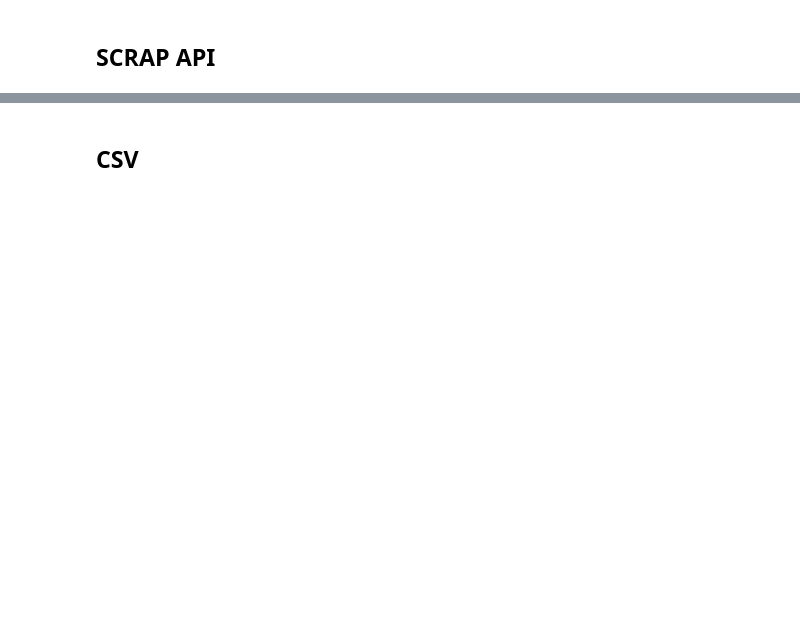
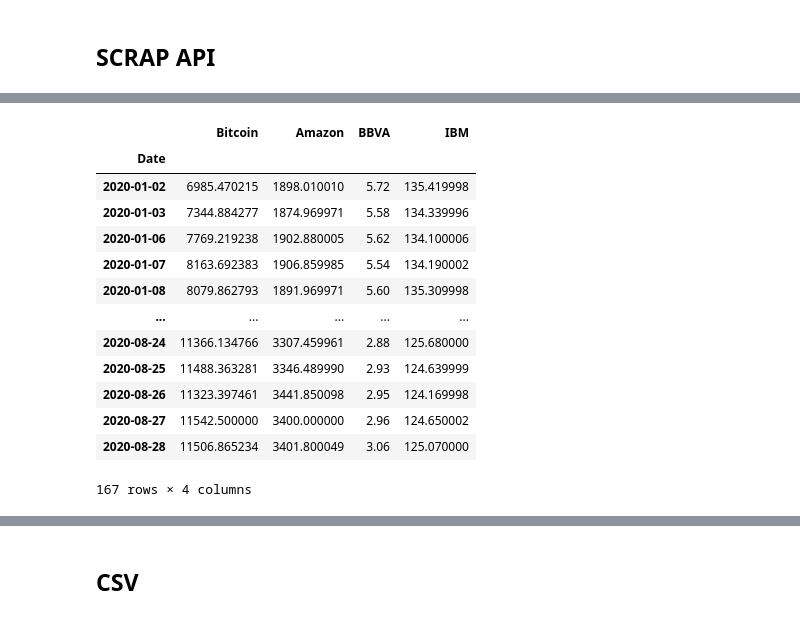
Before and after one commit to iserranoz/datamex_102020, a Jupyter notebook: module-1/web-project/your-code/web scraping noticias.ipynb, the cells around one changed output, grey strips where cells are left out. Cells and saved outputs as stored; diff of their text form; code cells hidden in the pictures; blank space fills up the shorter version.

```diff
--- a/module-1/web-project/your-code/web scraping noticias.ipynb
+++ b/module-1/web-project/your-code/web scraping noticias.ipynb
@@ -336,0 +310,18 @@ amazon.to_csv('amazon.csv', sep = ',')
+# %%
+df6
+#result
+# %% [output]
+|  | Bitcoin | Amazon | BBVA | IBM |
+| Date |  |  |  |  |
+| 2020-01-02 | 6985.470215 | 1898.010010 | 5.72 | 135.419998 |
+| 2020-01-03 | 7344.884277 | 1874.969971 | 5.58 | 134.339996 |
+| 2020-01-06 | 7769.219238 | 1902.880005 | 5.62 | 134.100006 |
+| 2020-01-07 | 8163.692383 | 1906.859985 | 5.54 | 134.190002 |
+| 2020-01-08 | 8079.862793 | 1891.969971 | 5.60 | 135.309998 |
+| ... | ... | ... | ... | ... |
+| 2020-08-24 | 11366.134766 | 3307.459961 | 2.88 | 125.680000 |
+| 2020-08-25 | 11488.363281 | 3346.489990 | 2.93 | 124.639999 |
+| 2020-08-26 | 11323.397461 | 3441.850098 | 2.95 | 124.169998 |
+| 2020-08-27 | 11542.500000 | 3400.000000 | 2.96 | 124.650002 |
+| 2020-08-28 | 11506.865234 | 3401.800049 | 3.06 | 125.070000 |
+167 rows × 4 columns
```
Also changed, not shown: parts of 66 cells of this notebook, 5 other files.
